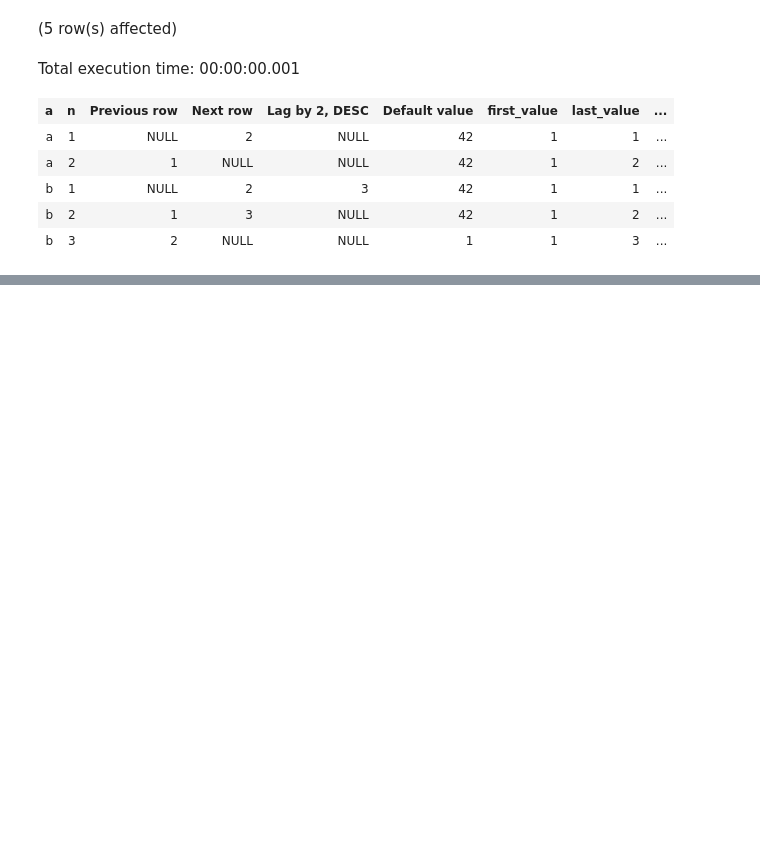
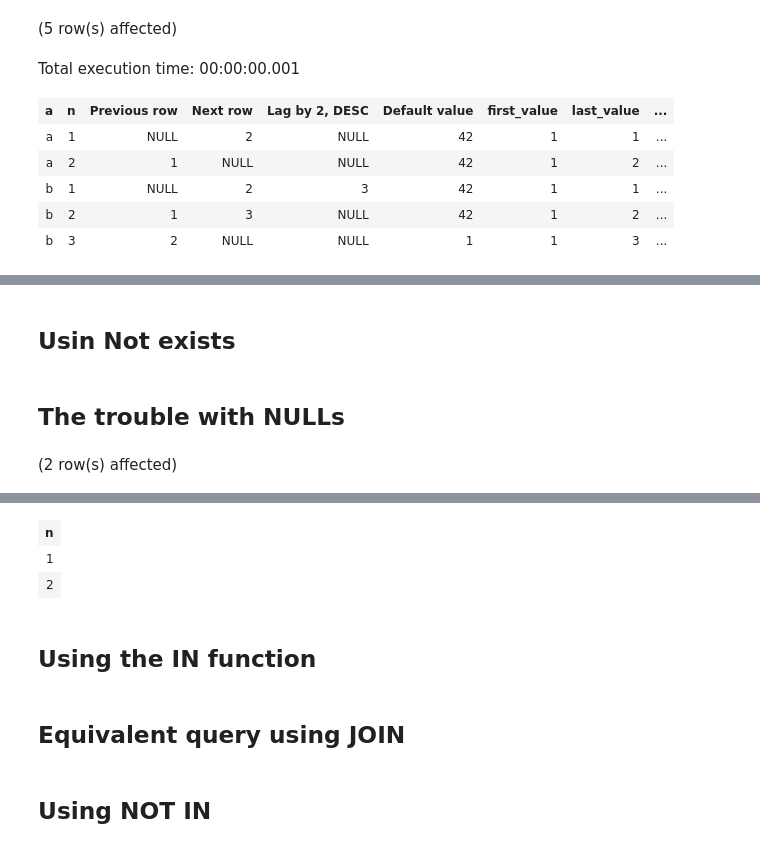
Before and after one commit to yaowenqiang/postgresql_functions_playbook, a Jupyter notebook: Notebook-1.ipynb, the cells around one changed output, grey strips where cells are left out. Cells and saved outputs as stored; diff of their text form; code cells hidden in the pictures; blank space fills up the shorter version.

Commit message:
add subquery functions demo

```diff
--- a/Notebook-1.ipynb
+++ b/Notebook-1.ipynb
@@ -1608,0 +1655,2 @@ Total execution time: 00:00:00.001
+# %% [markdown]
+## Usin Not exists
@@ -1608,0 +1670,16 @@ Total execution time: 00:00:00.001
+# %% [markdown]
+## The trouble with NULLs
+# %%
+with cte1 as (
+    select * from (values(1), (2)) v(n)
+),
+cte2 as (
+    select * from (values (NULL::int)) v(n)
+)
+select cte1.*
+from cte1
+where not exists (
+    select * from cte2 where cte2.n = cte1.n
+)
+# %% [output]
+(2 row(s) affected)
@@ -1608,0 +1687,5 @@ Total execution time: 00:00:00.001
+| n |
+| 1 |
+| 2 |
+# %% [markdown]
+## Using the IN function
@@ -1608,0 +1697,2 @@ Total execution time: 00:00:00.001
+# %% [markdown]
+## Equivalent query using JOIN
@@ -1608,0 +1703,2 @@ Total execution time: 00:00:00.001
+# %% [markdown]
+## Using NOT IN
```
Also changed, not shown: parts of 18 cells of this notebook.
